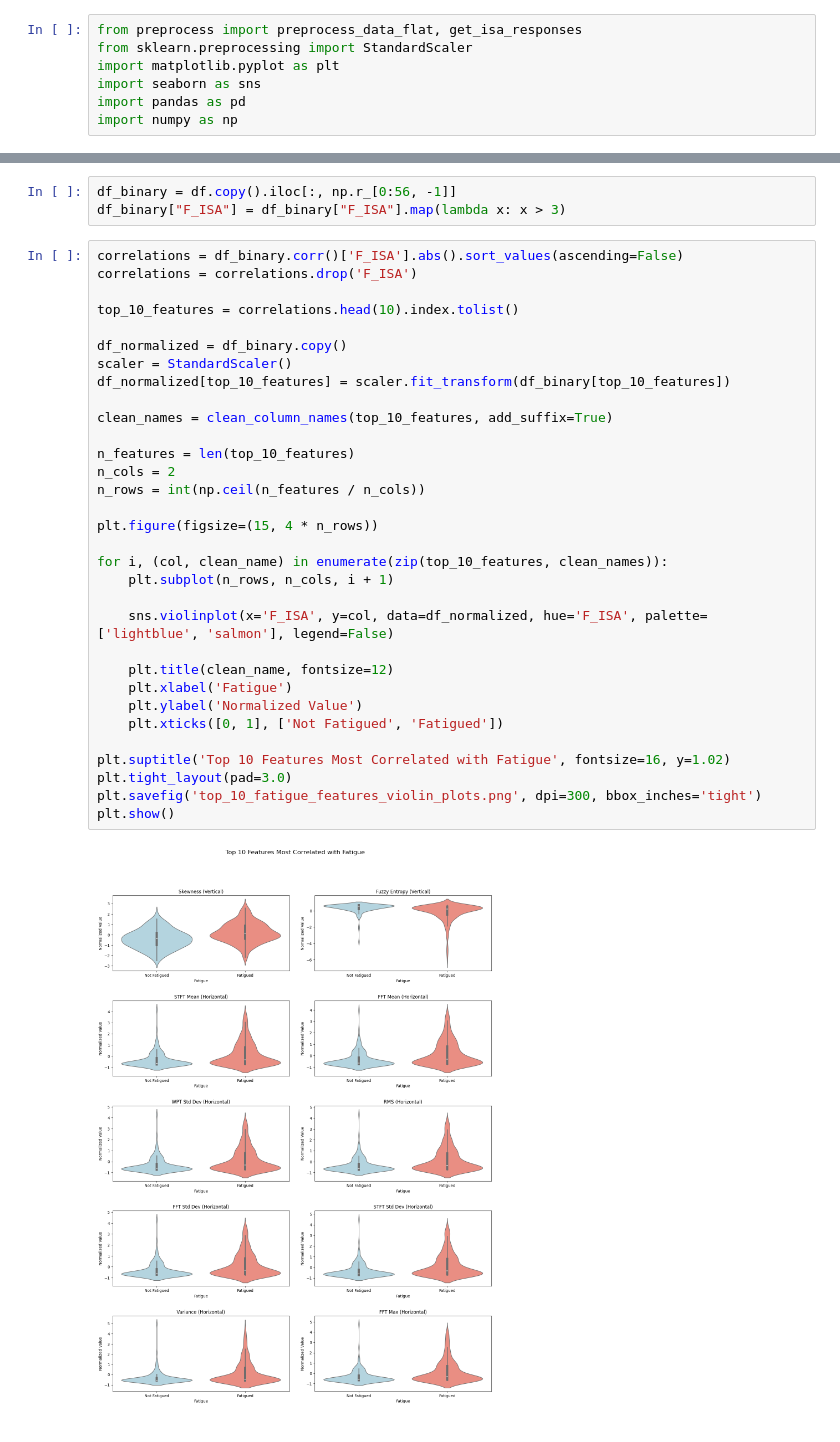
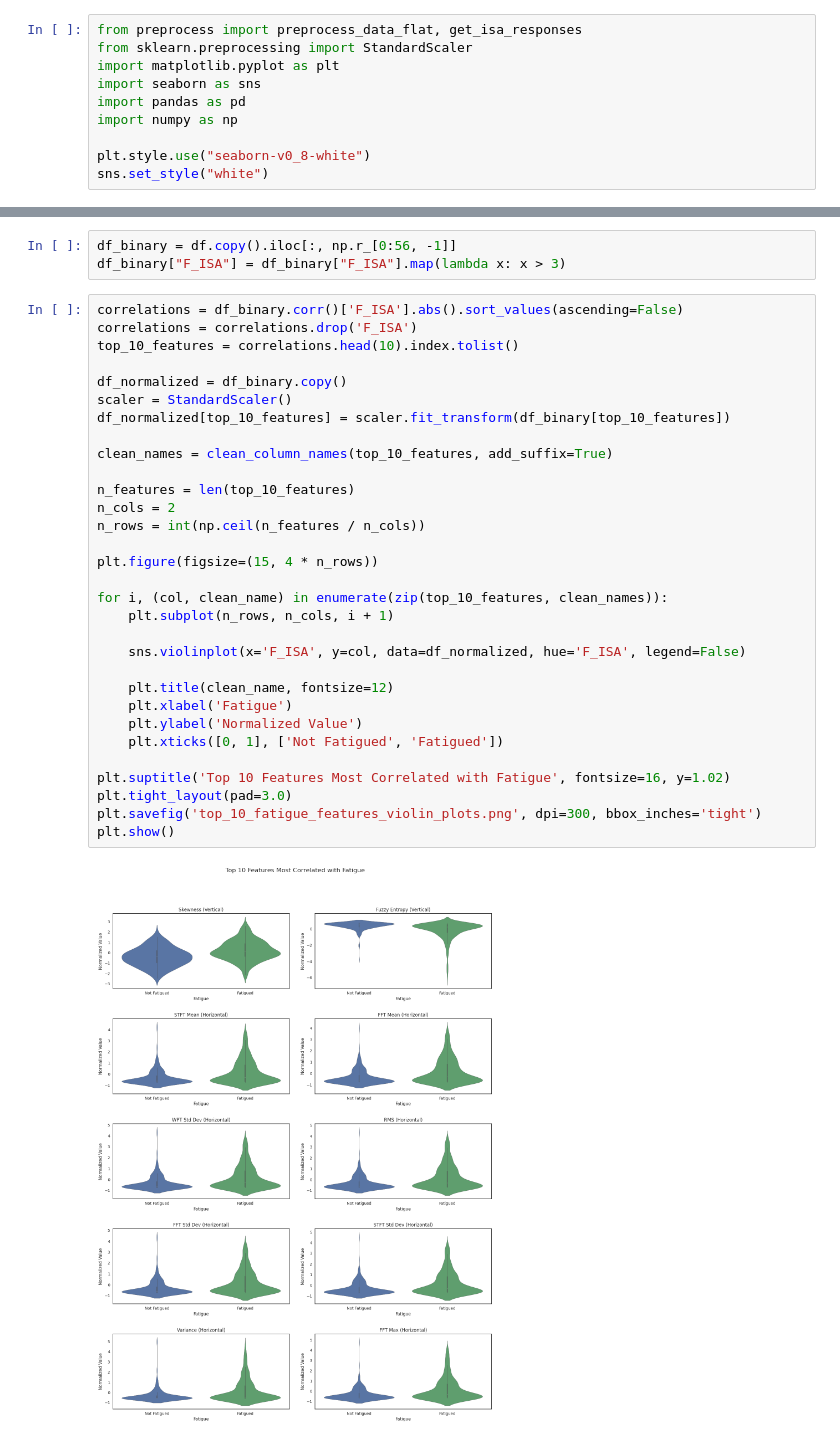
Before and after one commit to KUL-Thesis-EOG/Data_Processing, a Jupyter notebook: Plots.ipynb, the cells around one changed output, grey strips where cells are left out. Drawn from its saved outputs; the diff is of its cells as text.

```diff
--- a/Plots.ipynb
+++ b/Plots.ipynb
@@ -5,6 +5,9 @@ import matplotlib.pyplot as plt
 import seaborn as sns
 import pandas as pd
 import numpy as np
+
+plt.style.use("seaborn-v0_8-white")
+sns.set_style("white")
 # %%
 df_final = [preprocess_data_flat(x, 30, False) for x in ["nico", "sofia"]]
 x_final, y_final = [pd.concat([x[i] for x in df_final], ignore_index=True) for i in range(2)]
@@ -157,34 +160,33 @@ df_binary["F_ISA"] = df_binary["F_ISA"].map(lambda x: x > 3)
 # %%
 correlations = df_binary.corr()['F_ISA'].abs().sort_values(ascending=False)
 correlations = correlations.drop('F_ISA')
-
 top_10_features = correlations.head(10).index.tolist()
 
 df_normalized = df_binary.copy()
 scaler = StandardScaler()
 df_normalized[top_10_features] = scaler.fit_transform(df_binary[top_10_features])
 
 clean_names = clean_column_names(top_10_features, add_suffix=True)
 
 n_features = len(top_10_features)
 n_cols = 2
 n_rows = int(np.ceil(n_features / n_cols))
 
 plt.figure(figsize=(15, 4 * n_rows))
 
 for i, (col, clean_name) in enumerate(zip(top_10_features, clean_names)):
     plt.subplot(n_rows, n_cols, i + 1)
 
-    sns.violinplot(x='F_ISA', y=col, data=df_normalized, hue='F_ISA', palette=['lightblue', 'salmon'], legend=False)
+    sns.violinplot(x='F_ISA', y=col, data=df_normalized, hue='F_ISA', legend=False)
 
     plt.title(clean_name, fontsize=12)
     plt.xlabel('Fatigue')
     plt.ylabel('Normalized Value')
     plt.xticks([0, 1], ['Not Fatigued', 'Fatigued'])
 
 plt.suptitle('Top 10 Features Most Correlated with Fatigue', fontsize=16, y=1.02)
 plt.tight_layout(pad=3.0)
 plt.savefig('top_10_fatigue_features_violin_plots.png', dpi=300, bbox_inches='tight')
 plt.show()
 # %% [output]
-[figure, old version]
+[figure, new version]
```
Also changed, not shown: parts of 3 cells of this notebook, 3 other files.
